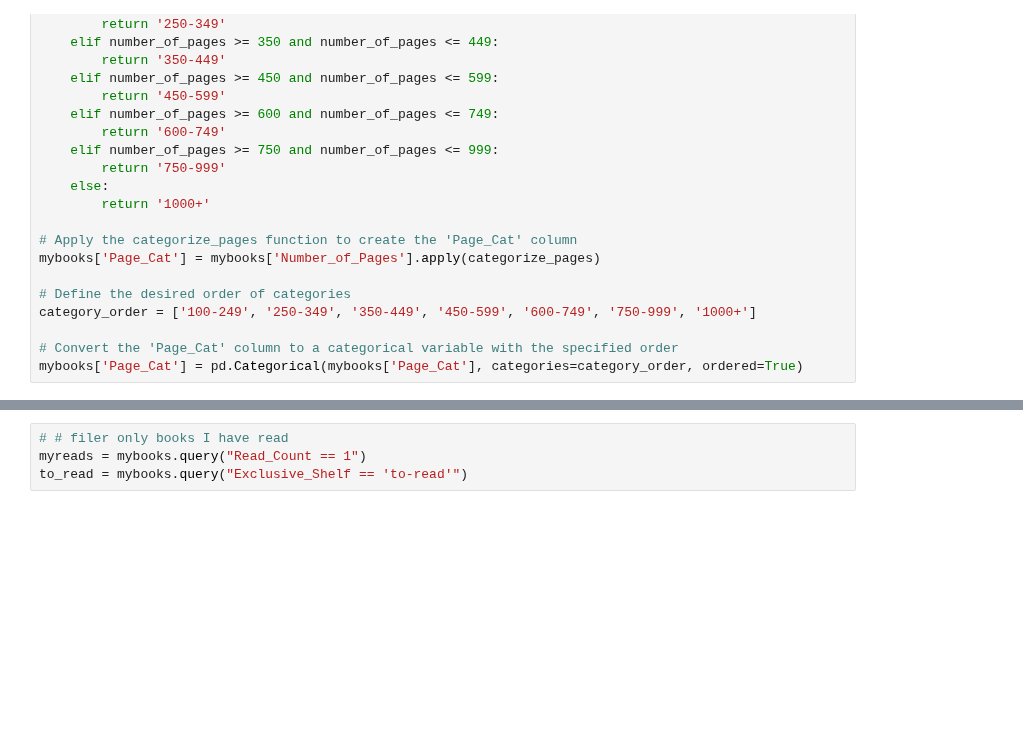
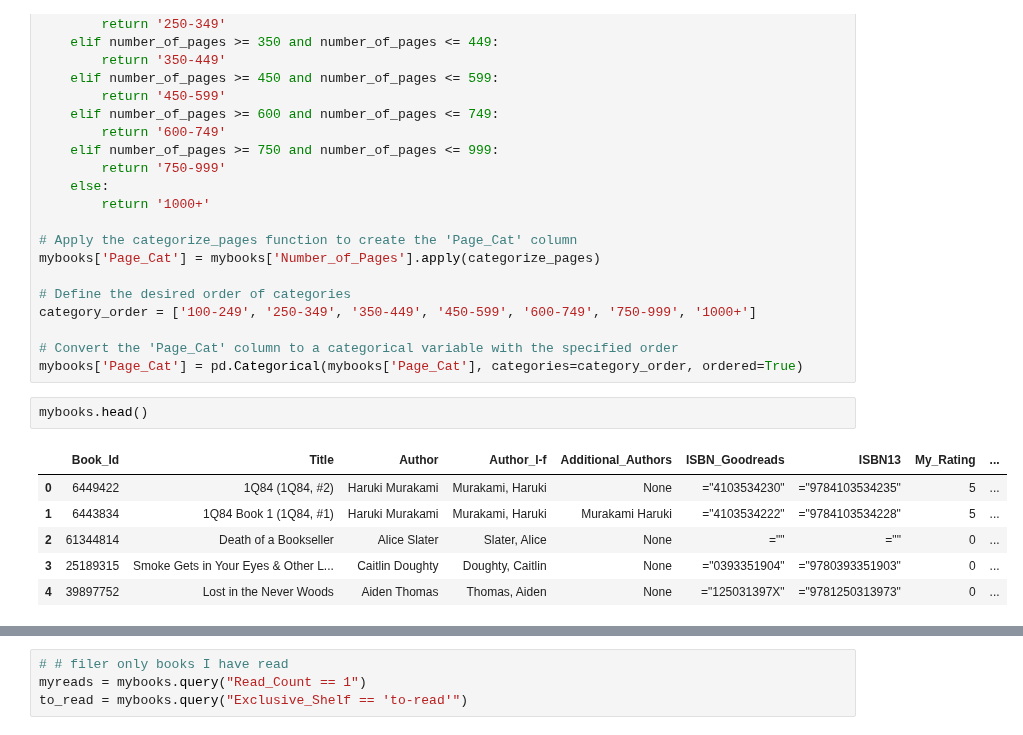
Before and after one commit to lalelisealstad/mybook-dashboard, a Jupyter notebook: analysis.ipynb, the cells around one changed output, grey strips where cells are left out. Cells and saved outputs as stored; diff of their text form; blank space fills up the shorter version.

```diff
--- a/analysis.ipynb
+++ b/analysis.ipynb
@@ -60,3 +61,12 @@ category_order = ['100-249', '250-349', '350-449', '450-599', '600-749', '750-99
 
 # Convert the 'Page_Cat' column to a categorical variable with the specified order
 mybooks['Page_Cat'] = pd.Categorical(mybooks['Page_Cat'], categories=category_order, ordered=True)
+# %%
+mybooks.head()
+# %% [output]
+|  | Book_Id | Title | Author | Author_l-f | Additional_Authors | ISBN_Goodreads | ISBN13 | My_Rating | ... |
+| 0 | 6449422 | 1Q84 (1Q84, #2) | Haruki Murakami | Murakami, Haruki | None | ="4103534230" | ="9784103534235" | 5 | ... |
+| 1 | 6443834 | 1Q84 Book 1 (1Q84, #1) | Haruki Murakami | Murakami, Haruki | Murakami Haruki | ="4103534222" | ="9784103534228" | 5 | ... |
+| 2 | 61344814 | Death of a Bookseller | Alice Slater | Slater, Alice | None | ="" | ="" | 0 | ... |
+| 3 | 25189315 | Smoke Gets in Your Eyes & Other L... | Caitlin Doughty | Doughty, Caitlin | None | ="0393351904" | ="9780393351903" | 0 | ... |
+| 4 | 39897752 | Lost in the Never Woods | Aiden Thomas | Thomas, Aiden | None | ="125031397X" | ="9781250313973" | 0 | ... |
```
Also changed, not shown: parts of 13 cells of this notebook, 2 other files.
